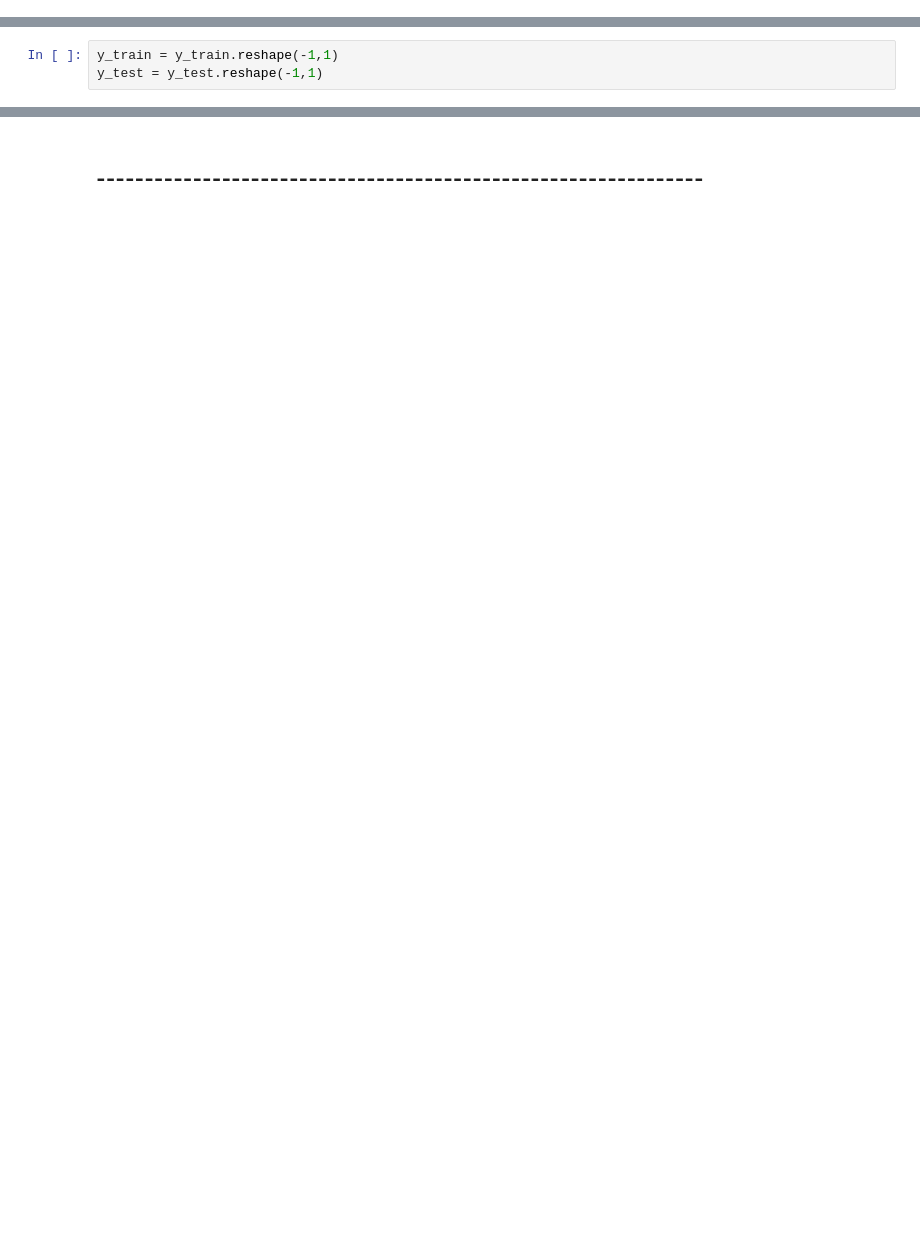
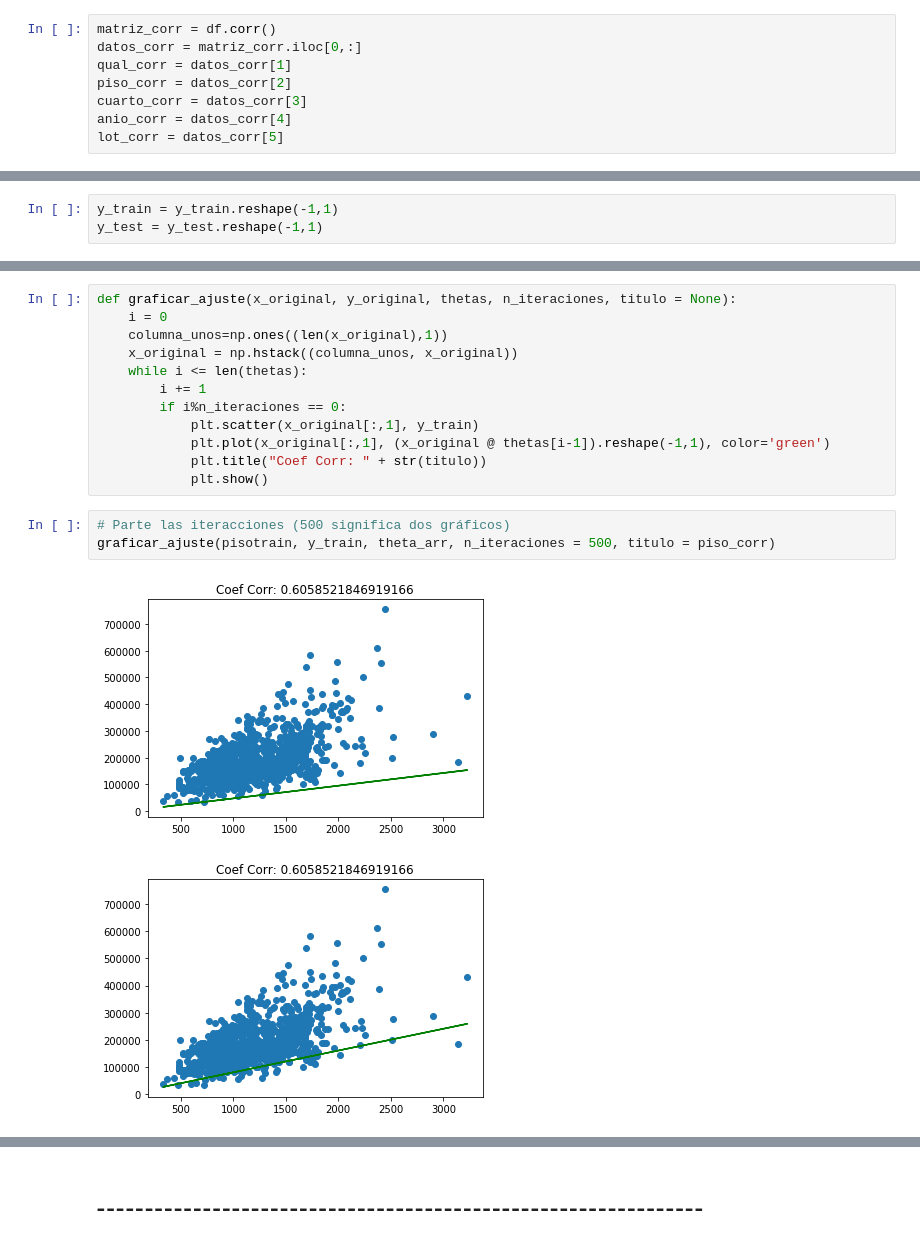
Before and after one commit to ErickSiguenza/Proyecto_Regresion, a Jupyter notebook: Proyecto_Código_v2.ipynb, the cells around one changed output, grey strips where cells are left out. Cells and saved outputs as stored; diff of their text form; blank space fills up the shorter version.

```diff
--- a/Proyecto_Código_v2.ipynb
+++ b/Proyecto_Código_v2.ipynb
@@ -72,6 +72,14 @@ df.describe()
 | 50% | 163000.000000 | 6.000000 | 1087.000000 | 6.000000 | 1973.000000 | 69.000000 |
 | 75% | 214000.000000 | 7.000000 | 1391.250000 | 7.000000 | 2000.000000 | 80.000000 |
 | max | 755000.000000 | 10.000000 | 4692.000000 | 14.000000 | 2010.000000 | 313.000000 |
+# %%
+matriz_corr = df.corr()
+datos_corr = matriz_corr.iloc[0,:]
+qual_corr = datos_corr[1]
+piso_corr = datos_corr[2]
+cuarto_corr = datos_corr[3]
+anio_corr = datos_corr[4]
+lot_corr = datos_corr[5]
 # %%
 df.hist(figsize=(15,17))
 # %% [output]
@@ -161,0 +184,18 @@ array([[0.98754707],
+# %%
+def graficar_ajuste(x_original, y_original, thetas, n_iteraciones, titulo = None):
+    i = 0
+    columna_unos=np.ones((len(x_original),1))
+    x_original = np.hstack((columna_unos, x_original))
+    while i <= len(thetas):
+        i += 1
+        if i%n_iteraciones == 0:
+            plt.scatter(x_original[:,1], y_train)
+            plt.plot(x_original[:,1], (x_original @ thetas[i-1]).reshape(-1,1), color='green')
+            plt.title("Coef Corr: " + str(titulo))
+            plt.show()
+# %%
+# Parte las iteracciones (500 significa dos gráficos)
+graficar_ajuste(pisotrain, y_train, theta_arr, n_iteraciones = 500, titulo = piso_corr)
+# %% [output]
+[figure, added]
+[figure, added]
```
Also changed, not shown: parts of 18 cells of this notebook.
